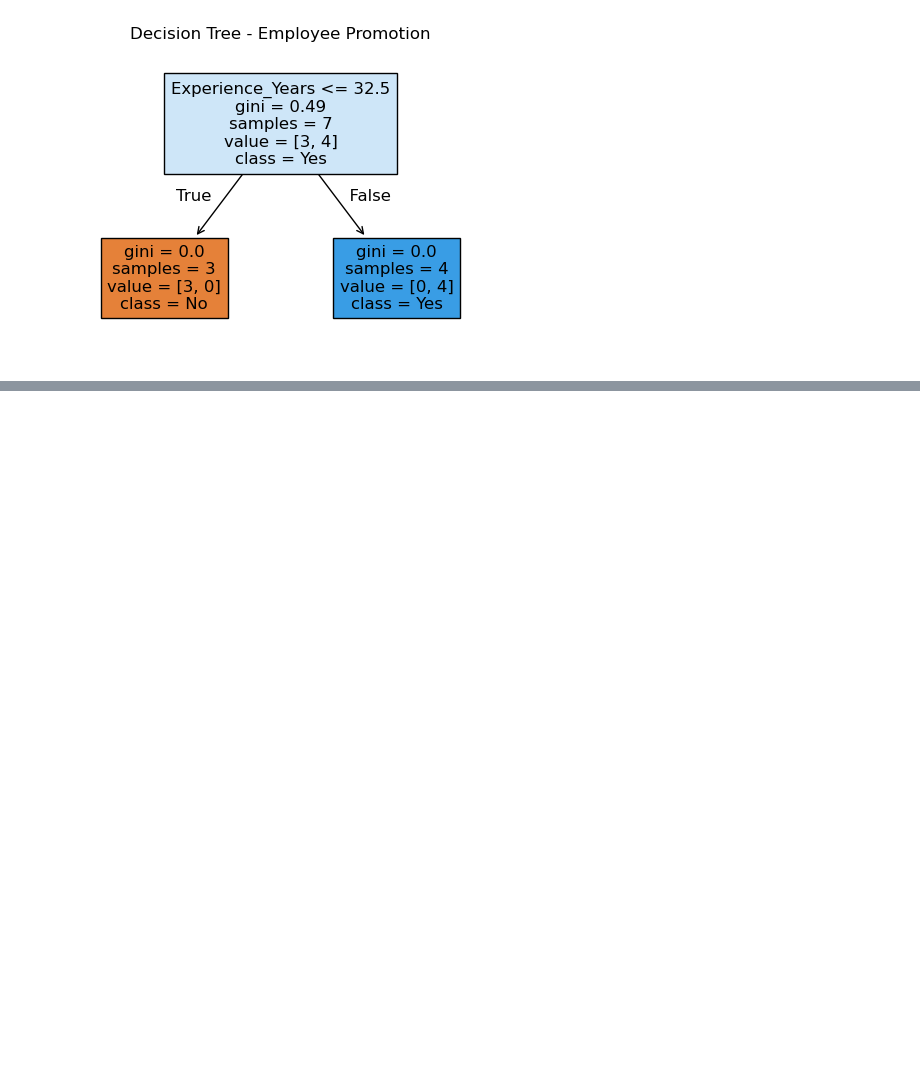
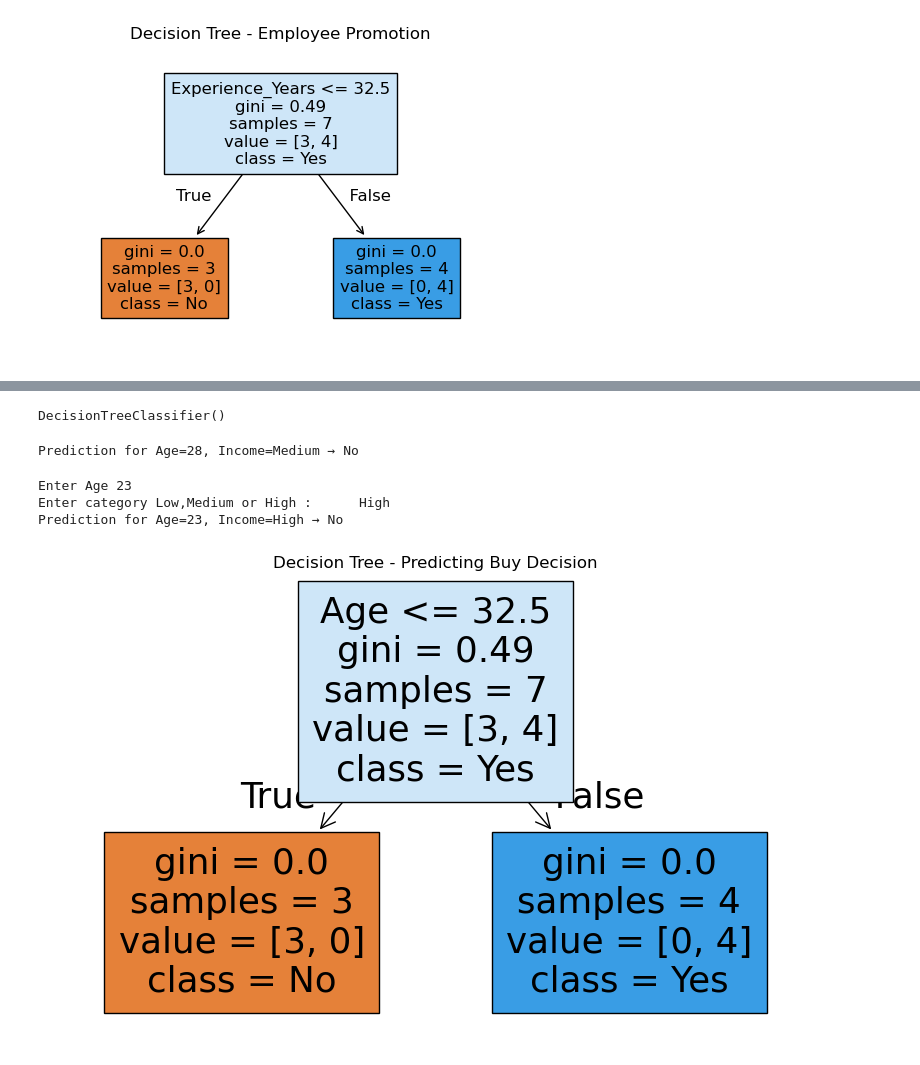
Before and after one commit to aliaazaidi00-gif/aiml-training, a Jupyter notebook: DAY-17/DecisionTrees.ipynb, the cells around one changed output, grey strips where cells are left out. Drawn from its saved outputs; the diff is of its cells as text; code cells hidden in the pictures; blank space fills up the shorter version.

```diff
--- a/DAY-17/DecisionTrees.ipynb
+++ b/DAY-17/DecisionTrees.ipynb
@@ -201,0 +259,3 @@ plt.show()
+# %%
+df_encoded = pd.concat([df[['Age', 'Buy']], income_encoded_df], axis=1)
+df_encoded
@@ -201,0 +271,5 @@ plt.show()
+# %%
+#spilt data
+X = df_encoded.drop('Buy', axis=1)
+y = df_encoded['Buy']
+X,y
@@ -201,0 +293,41 @@ plt.show()
+# %%
+model= DecisionTreeClassifier()
+# %%
+model.fit(X,y)
+# %% [output]
+DecisionTreeClassifier()
+# %%
+sample = pd.DataFrame({'Age': [28], 'Income': ['High']})
+sample_encoded = encoder.transform(sample[['Income']])
+
+sample_encoded_df = pd.DataFrame(sample_encoded, columns=encoder.get_feature_names_out(['Income']))
+
+sample_final = pd.concat([sample[['Age']], sample_encoded_df], axis=1)
+
+prediction = model.predict(sample_final)
+predicted_label = label_encoder.inverse_transform(prediction)
+
+print('Prediction for Age=28, Income=Medium →', predicted_label[0])
+# %% [output]
+Prediction for Age=28, Income=Medium → No
+# %%
+person_age=int(input('Enter Age'))
+person_income=input('Enter category Low,Medium or High :\t')
+person=pd.DataFrame({'Age':[person_age],'Income':[person_income]})
+person_encoded = encoder.transform(person[['Income']])
+person_encoded_df = pd.DataFrame(person_encoded, columns=encoder.get_feature_names_out(['Income']))
+person_final = pd.concat([person['Age'], person_encoded_df], axis=1)
+prediction = model.predict(person_final)
+predicted_label = label_encoder.inverse_transform(prediction)
+print(f'Prediction for Age={person_age}, Income={person_income} → { predicted_label[0]}')
+# %% [output]
+Enter Age 23
+Enter category Low,Medium or High :      High
+Prediction for Age=23, Income=High → No
+# %%
+plt.figure(figsize=(10,6))
+plot_tree(model, feature_names=X.columns, class_names=['No', 'Yes'], filled=True)
+plt.title('Decision Tree - Predicting Buy Decision')
+plt.show()
+# %% [output]
+[figure, added]
```
Also changed, not shown: parts of 9 cells of this notebook, 2 other files.
